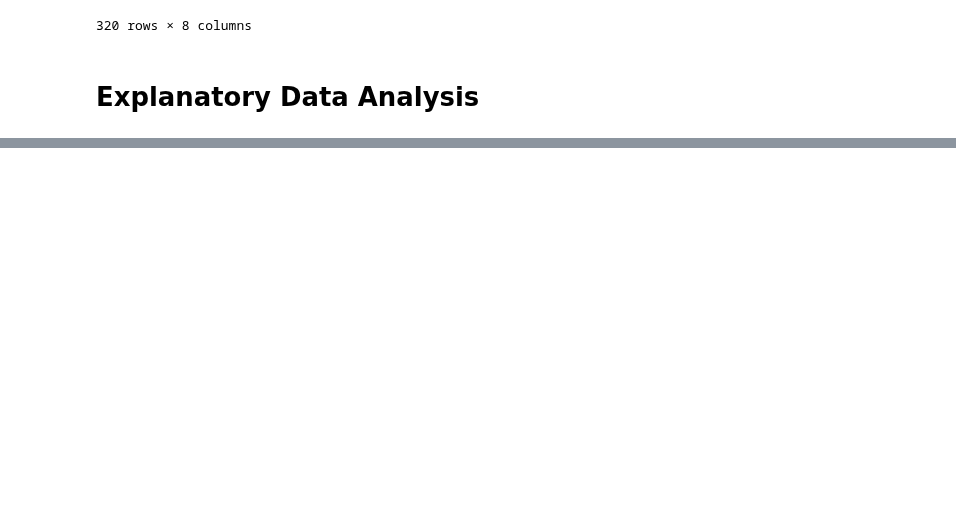
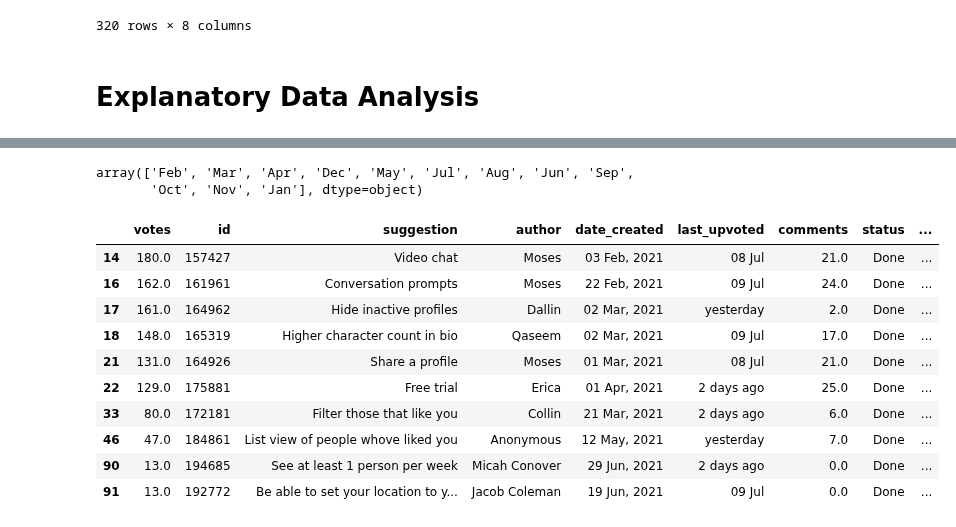
Before and after one commit to pedrosanhueza/Web-Scrape, a Jupyter notebook: Job Board Neuralink/Neuralink - Code/mutual - 07-11-22.ipynb, the cells around one changed output, grey strips where cells are left out. Saved outputs shown, nothing was run; the diff lists cells and outputs as text; code cells hidden in the pictures; blank space fills up the shorter version.

```diff
--- a/Job Board Neuralink/Neuralink - Code/mutual - 07-11-22.ipynb
+++ b/Job Board Neuralink/Neuralink - Code/mutual - 07-11-22.ipynb
@@ -65,0 +86,5 @@ data = data.astype({'votes': 'float','comments': 'float'}, copy=True)
+# %%
+data['date_created_month'].unique()
+# %% [output]
+array(['Feb', 'Mar', 'Apr', 'Dec', 'May', 'Jul', 'Aug', 'Jun', 'Sep',
+       'Oct', 'Nov', 'Jan'], dtype=object)
@@ -85,4 +134,19 @@ fig.update_layout(xaxis={'categoryorder':'total descending'})
 fig.update_traces(textfont_size=16)
 
 fig.show()
+# %%
+# check top 10 (by vote count) features already implemented:
+data[data.status=='Done'][:10].sort_values('votes', ascending=False)
+# %% [output]
+|  | votes | id | suggestion | author | date_created | last_upvoted | comments | status | ... |
+| 14 | 180.0 | 157427 | Video chat | Moses | 03 Feb, 2021 | 08 Jul | 21.0 | Done | ... |
+| 16 | 162.0 | 161961 | Conversation prompts | Moses | 22 Feb, 2021 | 09 Jul | 24.0 | Done | ... |
+| 17 | 161.0 | 164962 | Hide inactive profiles | Dallin | 02 Mar, 2021 | yesterday | 2.0 | Done | ... |
+| 18 | 148.0 | 165319 | Higher character count in bio | Qaseem | 02 Mar, 2021 | 09 Jul | 17.0 | Done | ... |
+| 21 | 131.0 | 164926 | Share a profile | Moses | 01 Mar, 2021 | 08 Jul | 21.0 | Done | ... |
+| 22 | 129.0 | 175881 | Free trial | Erica | 01 Apr, 2021 | 2 days ago | 25.0 | Done | ... |
+| 33 | 80.0 | 172181 | Filter those that like you | Collin | 21 Mar, 2021 | 2 days ago | 6.0 | Done | ... |
+| 46 | 47.0 | 184861 | List view of people whove liked you | Anonymous | 12 May, 2021 | yesterday | 7.0 | Done | ... |
+| 90 | 13.0 | 194685 | See at least 1 person per week | Micah Conover | 29 Jun, 2021 | 2 days ago | 0.0 | Done | ... |
+| 91 | 13.0 | 192772 | Be able to set your location to y... | Jacob Coleman | 19 Jun, 2021 | 09 Jul | 0.0 | Done | ... |
 # %%
```
Also changed, not shown: parts of 9 cells of this notebook.
